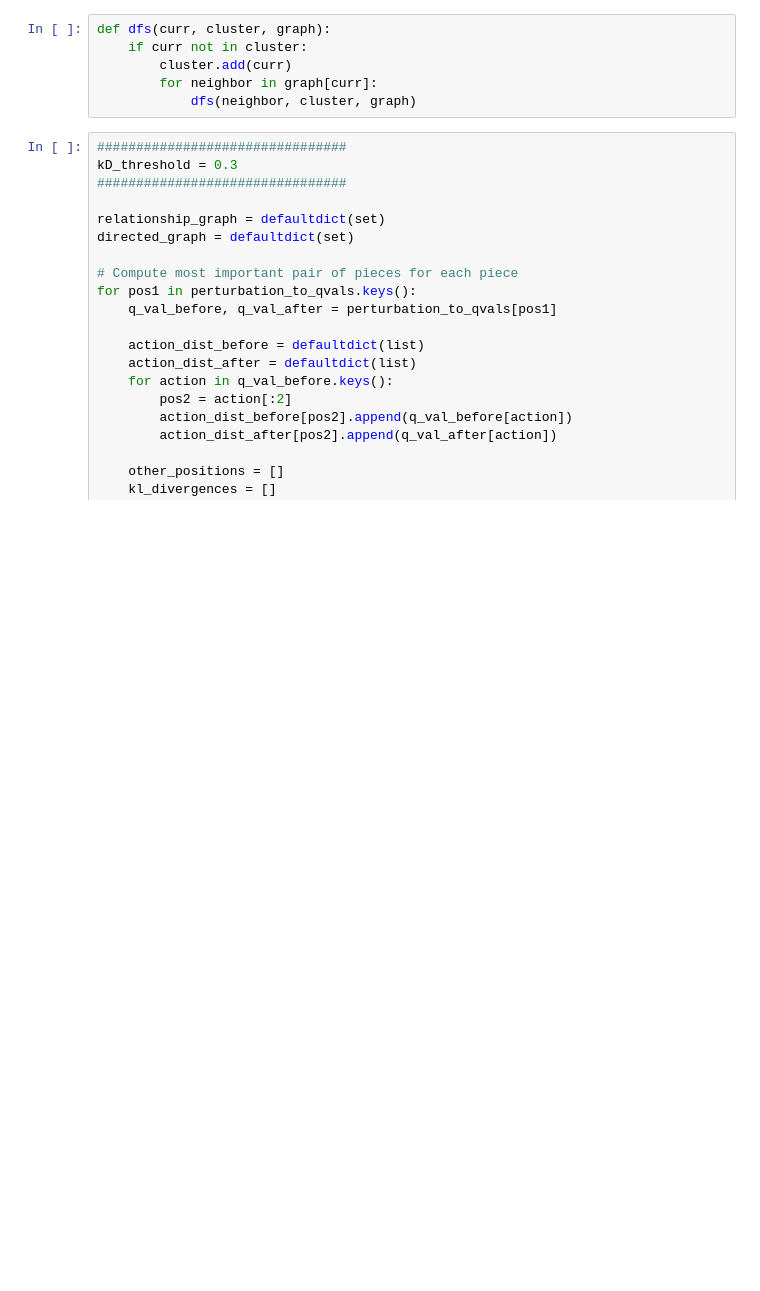
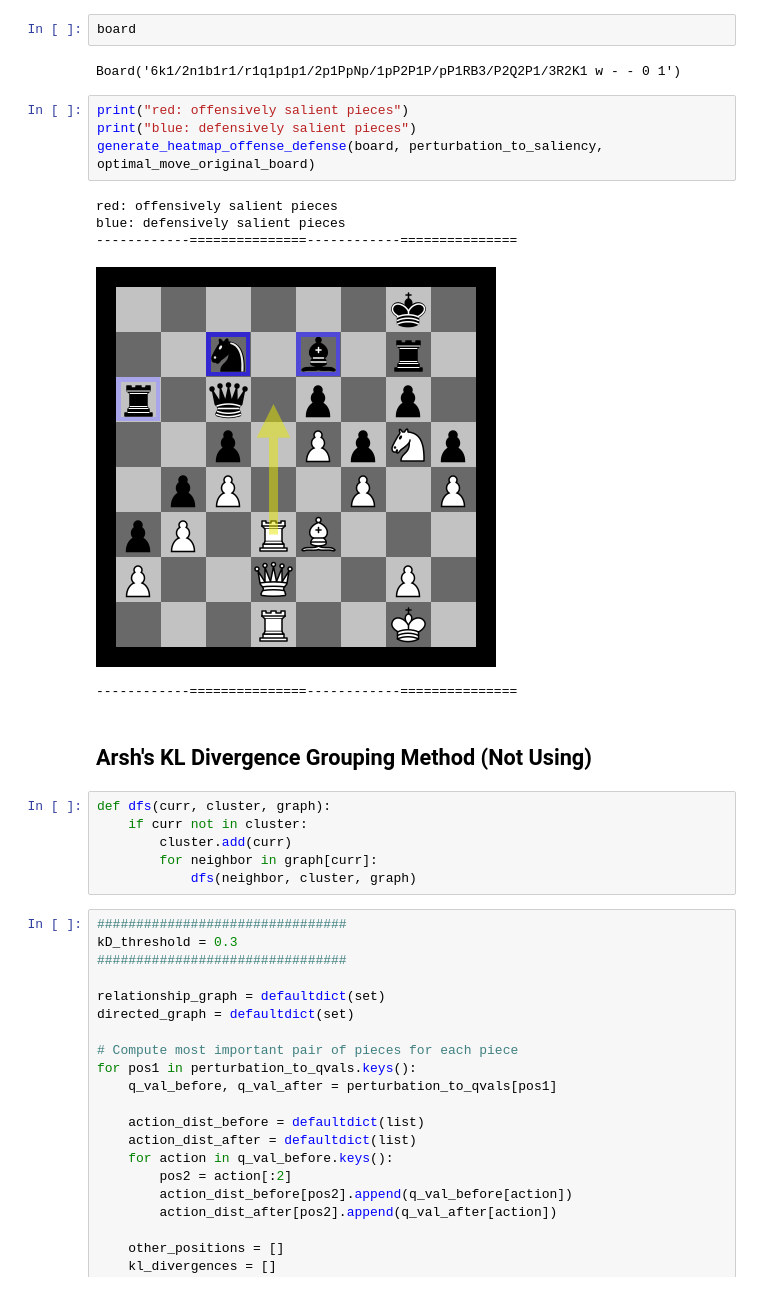
Before and after one commit to radroof22/xAI-chess, a Jupyter notebook: explore_saliency.ipynb, the cells around one changed output. Cells and saved outputs as stored; diff of their text form; blank space fills up the shorter version.

```diff
--- a/explore_saliency.ipynb
+++ b/explore_saliency.ipynb
@@ -183,3 +451,19 @@ Perturbed Board 0, Perturbed position: h5, Action: d3d6, Saliency: 0.19926639658
+# %%
+board
+# %% [output]
+Board('6k1/2n1b1r1/r1q1p1p1/2p1PpNp/1pP2P1P/pP1RB3/P2Q2P1/3R2K1 w - - 0 1')
+# %%
+print("red: offensively salient pieces")
+print("blue: defensively salient pieces")
+generate_heatmap_offense_defense(board, perturbation_to_saliency, optimal_move_original_board)
+# %% [output]
+red: offensively salient pieces
+blue: defensively salient pieces
+------------===============------------===============
+[figure, added]
+------------===============------------===============
+# %% [markdown]
+## Arsh's KL Divergence Grouping Method (Not Using)
 # %%
 def dfs(curr, cluster, graph):
     if curr not in cluster:
```
Also changed, not shown: parts of 25 cells of this notebook, 2 other files.
